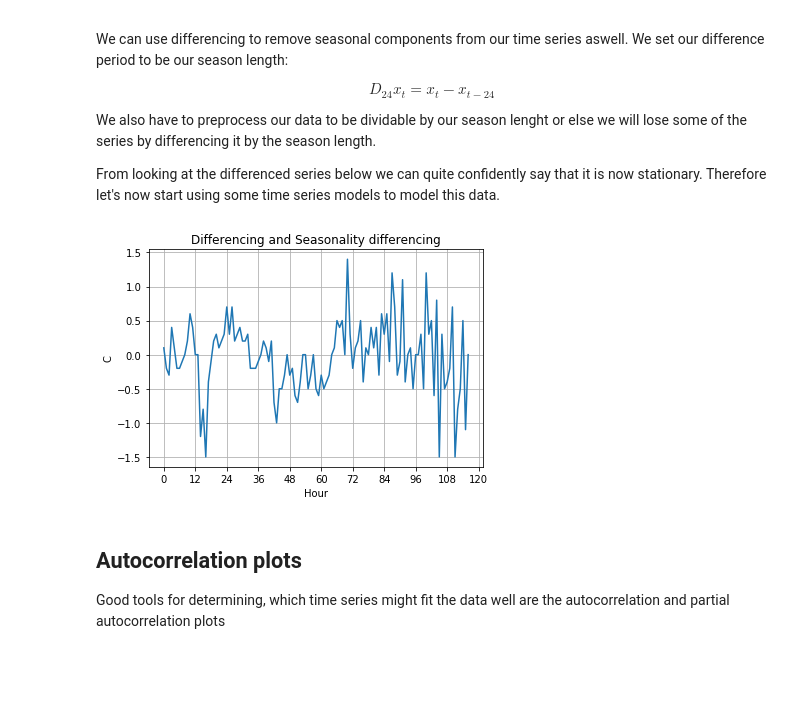
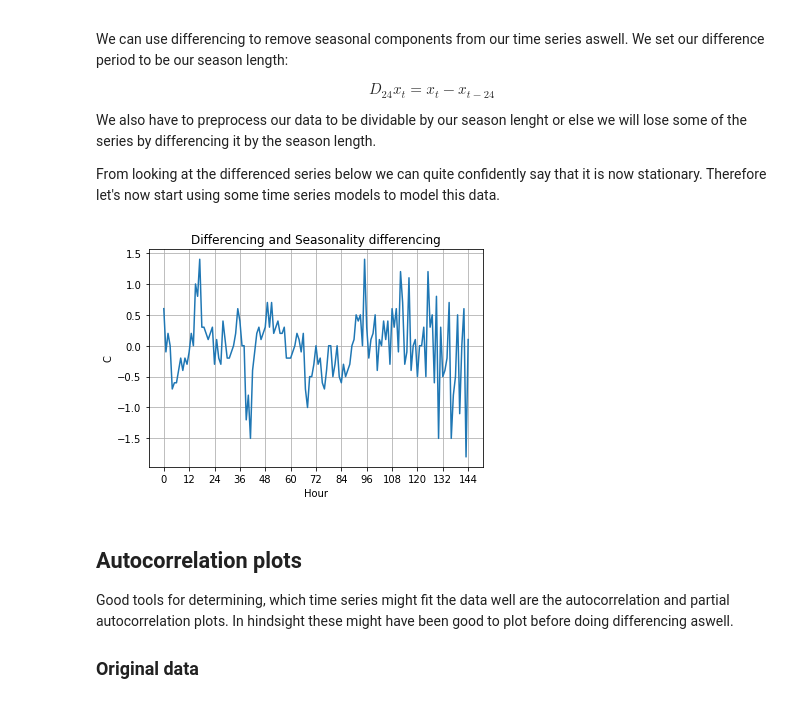
Before and after one commit to JoonasMaanonen/weatherStation, a Jupyter notebook: analysis.ipynb, the cells around one changed output. Cells and saved outputs as stored; diff of their text form; code cells hidden in the pictures; blank space fills up the shorter version.

Commit message:
Better plotting

```diff
--- a/analysis.ipynb
+++ b/analysis.ipynb
@@ -12,23 +14,3 @@ It is always good idea to first plot the original series before doing any more a
 The temperature time series has a slight downwards trend and the humidity time series has slight upwards trend. This indicates that temperature and humidity are negatively correlated.
 
 The plots also indicate that there might be some deterministic seasonality with some period length. A logical assumption would be that the period length is 24 hours, since we are talking about weather measurements.
-# %%
-import numpy as np
-import pandas as pd
-import matplotlib.pyplot as plt
-
-data = pd.read_csv("udpServer/server/measurements.csv")
-print("Data: ")
-print(data.head())
-print(data.tail())
-
-temp_series = data[["Date", "Temperature(C)"]]
-hum_series = data[["Date", "Humidity(%)"]]
-
-temp_series.plot(title="Original Temperature")
-_ = plt.xticks(np.arange(0, 122, 24))
-plt.grid(True)
-
-hum_series.plot(title="Original Humidity")
-_ = plt.xticks(np.arange(0, 122, 24))
-plt.grid(True)
@@ -90,6 +92,10 @@ We can see this in action from the plots below. Note that there seems to some sm
 # Computes that difference
 def difference(data, lag=1):
     diffed_data = []
+    #Let's try to add the first part
+    for i in range(0, lag):
+        diffed_data.append(data[i])
+
     for t in range(lag, len(data)):
         value = data[t] - data[t - lag]
         diffed_data.append(value)
@@ -105,7 +111,7 @@ def invert_difference(diffed_data, orig_data, lag=1):
 def plot_temp(temp_data, title):
     plt.figure()
     plt.plot(temp_data)
-    _ = plt.xticks(np.arange(0, 132, 12))
+    _ = plt.xticks(np.arange(0, 146, 12))
     plt.grid(True)
     plt.title(title)
     plt.ylabel("C")
@@ -145,10 +151,12 @@ We also have to preprocess our data to be dividable by our season lenght or else
 From looking at the differenced series below we can quite confidently say that it is now stationary. Therefore let's now start using some time series models to model this data.
 # %%
  # DD24
-final_temp = difference(diff24_temp, lag=1)
+final_temp = difference(diff_temp, lag=24)
 plot_temp(final_temp, "Differencing and Seasonality differencing")
 # %% [output]
-[figure, old version]
+[figure, new version]
 # %% [markdown]
 ## Autocorrelation plots
-Good tools for determining, which time series might fit the data well are the autocorrelation and partial autocorrelation plots
+Good tools for determining, which time series might fit the data well are the autocorrelation and partial autocorrelation plots. In hindsight these might have been good to plot before doing differencing aswell.
+
+### Original data
```
Also changed, not shown: parts of 11 cells of this notebook.
